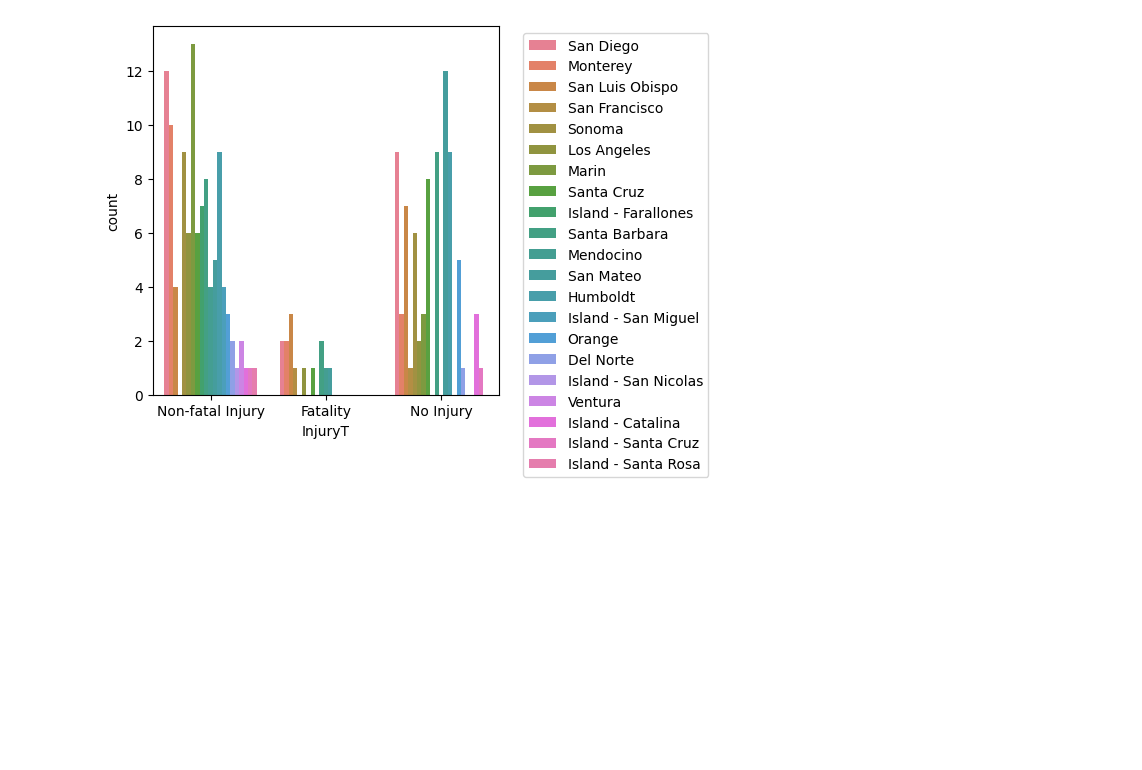
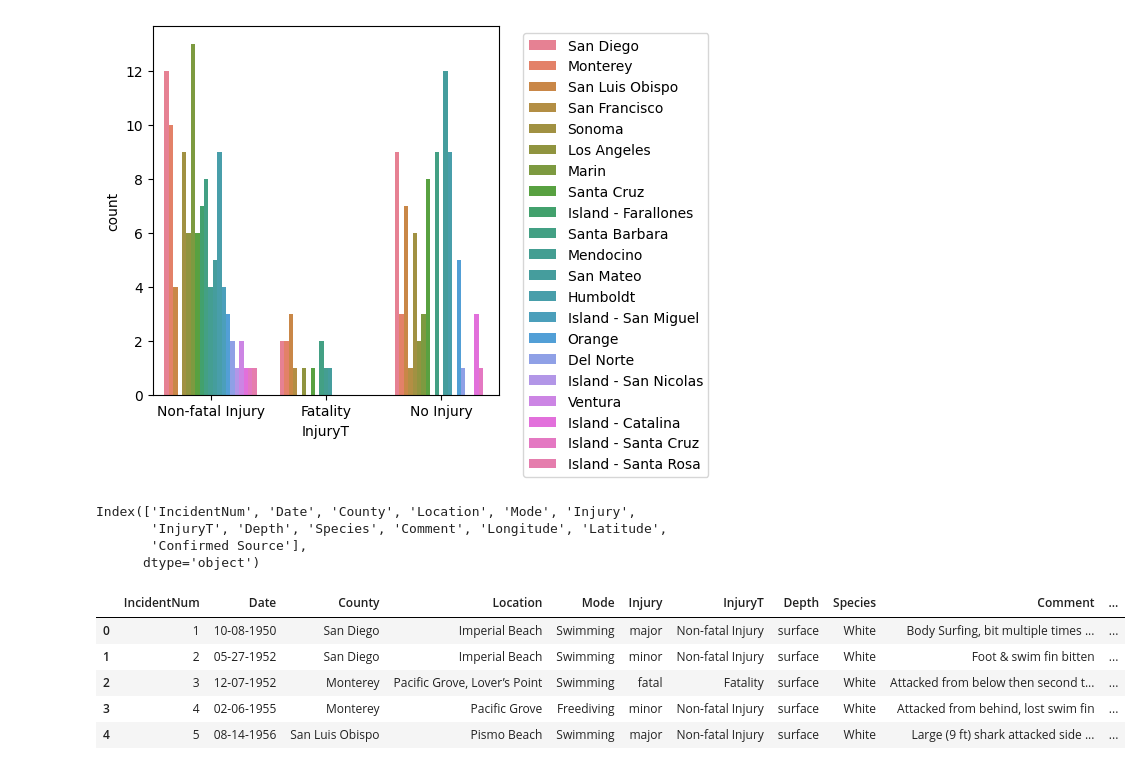
Before and after one commit to PabloRoblesA/tareaflask, a Jupyter notebook: src/sharky.ipynb, the cells around one changed output. Cells and saved outputs as stored; diff of their text form; code cells hidden in the pictures; blank space fills up the shorter version.

```diff
--- a/src/sharky.ipynb
+++ b/src/sharky.ipynb
@@ -147,3 +147,10 @@ plt.tight_layout()
 plt.show()
 # %% [output]
 [figure]
+# %%
+df.columns
+# %% [output]
+Index(['IncidentNum', 'Date', 'County', 'Location', 'Mode', 'Injury',
+       'InjuryT', 'Depth', 'Species', 'Comment', 'Longitude', 'Latitude',
+       'Confirmed Source'],
+      dtype='object')
@@ -149,0 +159,18 @@ plt.show()
+# %%
+#Pasar variables categoricas a numericas
+df['County_n']=pd.factorize(df['County'])[0]
+df['Location_n']=pd.factorize(df['Location'])[0]
+df['Mode_n']=pd.factorize(df['Mode'])[0]
+df['Injury_n']=pd.factorize(df['Injury'])[0]
+df['InjuryT_n']=pd.factorize(df['InjuryT'])[0]
+df['Depth_n']=pd.factorize(df['Depth'])[0]
+df['Species_n']=pd.factorize(df['Species'])[0]
+
+df.head()
+# %% [output]
+|  | IncidentNum | Date | County | Location | Mode | Injury | InjuryT | Depth | Species | Comment | ... |
+| 0 | 1 | 10-08-1950 | San Diego | Imperial Beach | Swimming | major | Non-fatal Injury | surface | White | Body Surfing, bit multiple times ... | ... |
+| 1 | 2 | 05-27-1952 | San Diego | Imperial Beach | Swimming | minor | Non-fatal Injury | surface | White | Foot & swim fin bitten | ... |
+| 2 | 3 | 12-07-1952 | Monterey | Pacific Grove, Lover’s Point | Swimming | fatal | Fatality | surface | White | Attacked from below then second t... | ... |
+| 3 | 4 | 02-06-1955 | Monterey | Pacific Grove | Freediving | minor | Non-fatal Injury | surface | White | Attacked from behind, lost swim fin | ... |
+| 4 | 5 | 08-14-1956 | San Luis Obispo | Pismo Beach | Swimming | major | Non-fatal Injury | surface | White | Large (9 ft) shark attacked side ... | ... |
```
Also changed, not shown: parts of 4 cells of this notebook.
